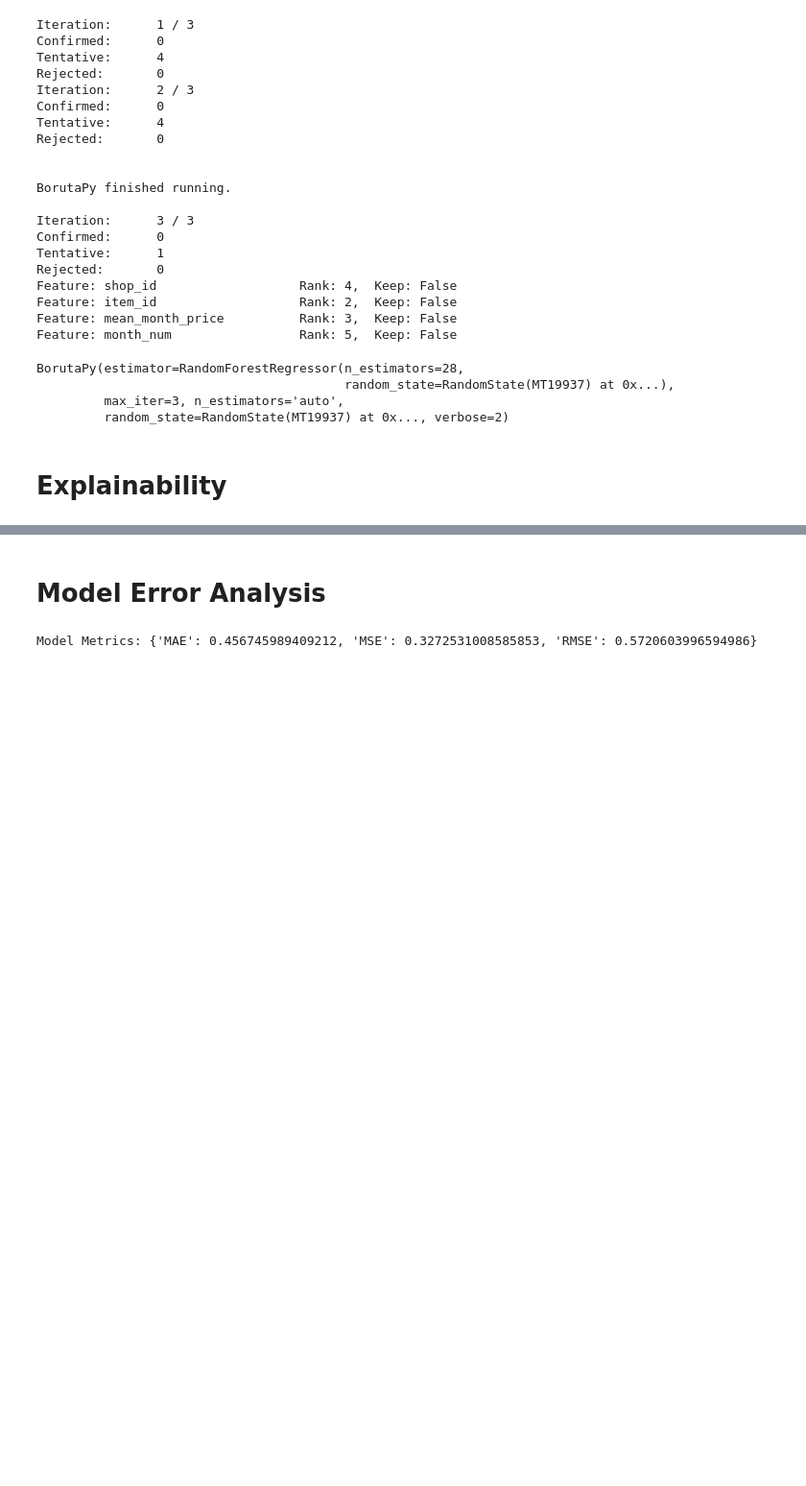
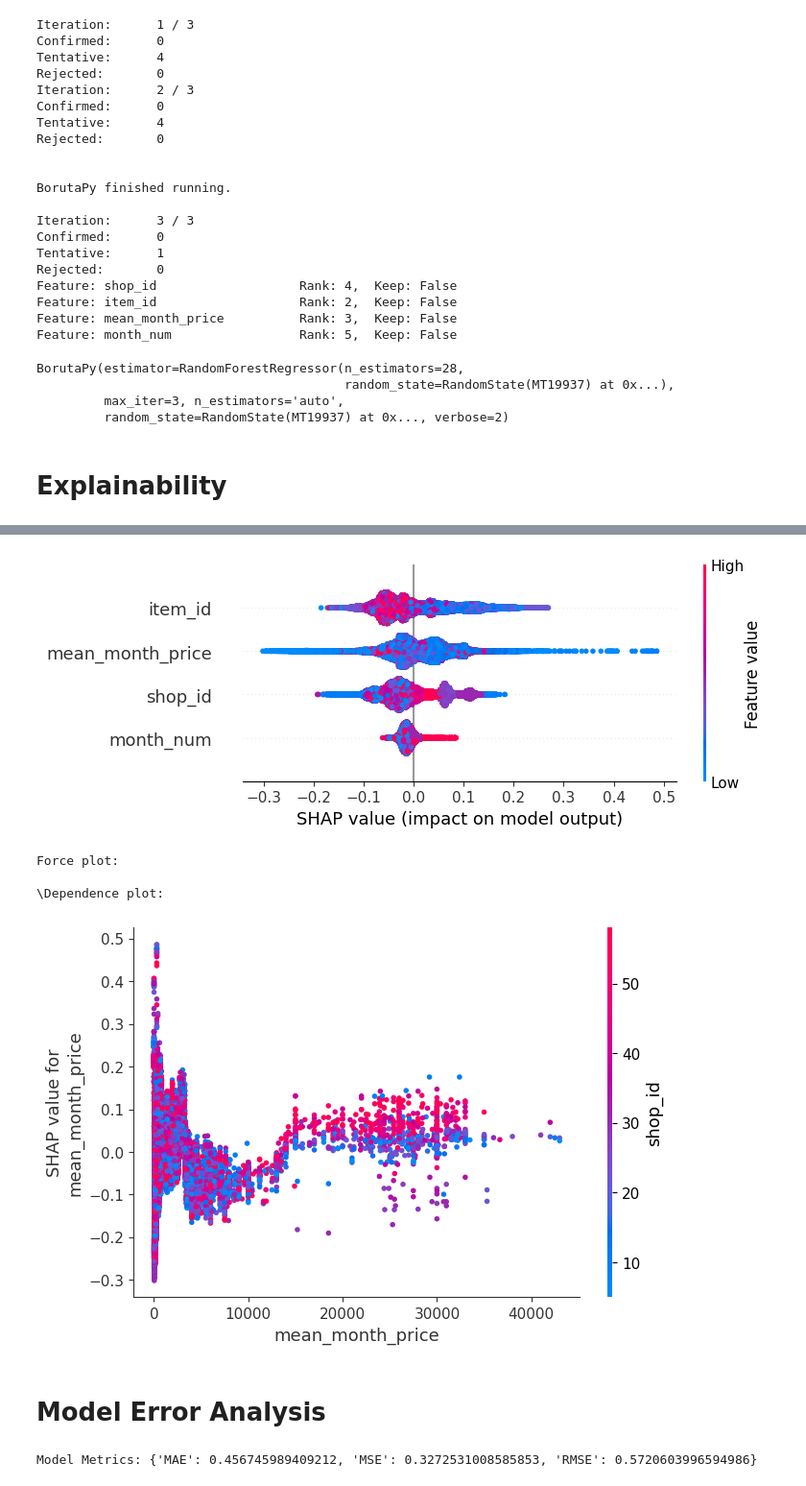
Before and after one commit to toshk9/PredictFutureSales, a Jupyter notebook: notebooks/modelling.ipynb, the cells around one changed output, grey strips where cells are left out. Shown: that part at 96% size. Drawn from its saved outputs; the diff is of its cells as text; code cells hidden in the pictures; blank space fills up the shorter version.

Commit message:
modified:   README.md 	modified:   notebooks/modelling.ipynb 	modified:   src/main.py 	modified:   src/modelling/explainability_layer.py 	modified:   notebooks/modelling.ipynb

```diff
--- a/notebooks/modelling.ipynb
+++ b/notebooks/modelling.ipynb
@@ -290,0 +287,5 @@ Expl(model, X_train, X_test, feature_names).shap_visualization(dep_feature_name=
+# %%
+shap_values = np.load("shap_values.npy")
+# %%
+expl_layer = Expl(model, X_train, X_test, feature_names)
+expl_layer.shap_values = shap_values
@@ -291,3 +294,13 @@ Expl(model, X_train, X_test, feature_names).shap_visualization(dep_feature_name=
+# %%
+dep_feature_name="mean_month_price"
+dep_interaction_feature_name="shop_id"
+expl_layer.shap_visualization(dep_feature_name, dep_interaction_feature_name)
+# %% [output]
+[figure, added]
+Force plot:
+
+\Dependence plot:
+[figure, added]
 # %% [markdown]
 # Model Error Analysis
 # %%
```
Also changed, not shown: parts of 4 cells of this notebook, 4 other files.
